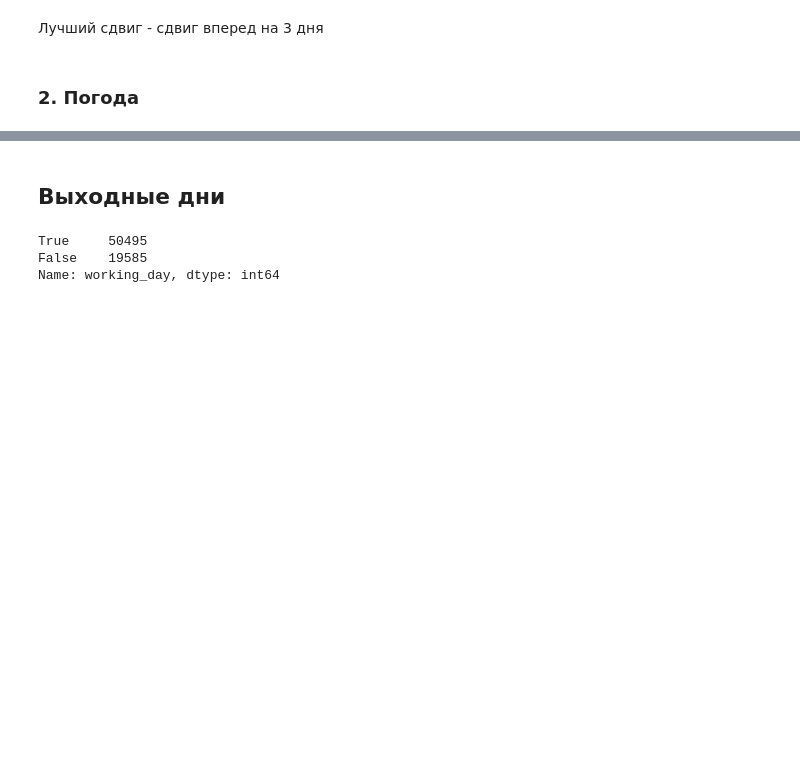
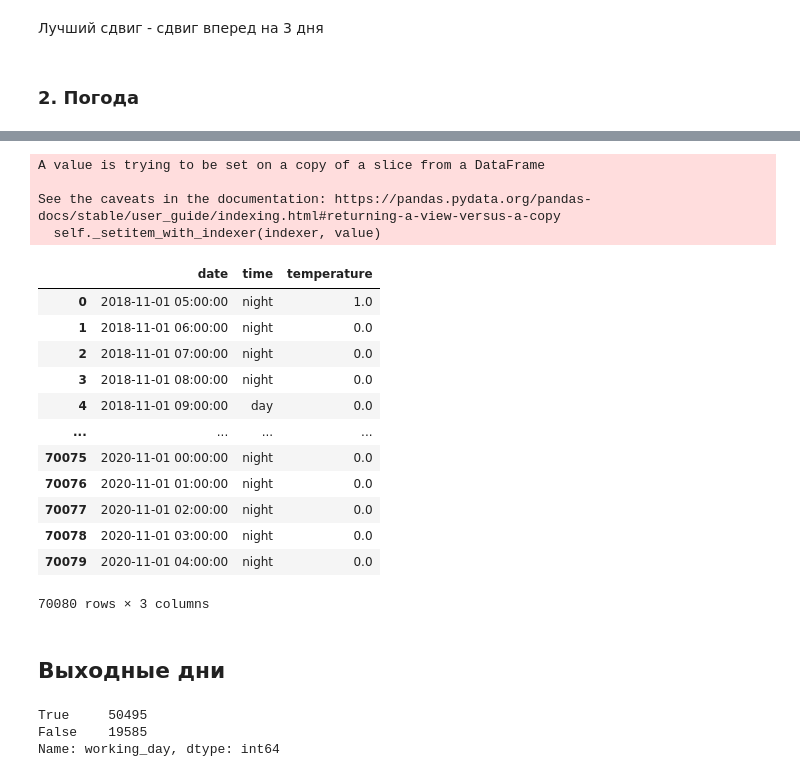
Before and after one commit to Egoluback/nti_ml_20-21, a Jupyter notebook: 2_stage/task2/nti_ml_2_2.ipynb, the cells around one changed output, grey strips where cells are left out. Drawn from its saved outputs; the diff is of its cells as text; code cells hidden in the pictures; blank space fills up the shorter version.

```diff
--- a/2_stage/task2/nti_ml_2_2.ipynb
+++ b/2_stage/task2/nti_ml_2_2.ipynb
@@ -278,3 +324,34 @@ df_train
+# %%
+def time_check(hour):
+    if (hour >= 9 and hour <= 17): return "day"
+    else: return "night"
+
+days_time = df_train["Дата"].apply(lambda x: datetime.datetime.strptime(x, "%Y-%m-%d %H:%M:%S"))
+
+days_full = pd.merge(pd.Series(days_time, name = "date"), pd.Series(days_time.apply(lambda x: time_check(x.hour)), name = "time"), right_index = True, left_index = True)
+# %%
+days_full["temperature"] = np.zeros(len(list(days_full["date"])))
+days_full["temperature"].iloc[0] = 1
+
+days_full
+# %% [output]
+A value is trying to be set on a copy of a slice from a DataFrame
+
+See the caveats in the documentation: https://pandas.pydata.org/pandas-docs/stable/user_guide/indexing.html#returning-a-view-versus-a-copy
+  self._setitem_with_indexer(indexer, value)
+|  | date | time | temperature |
+| 0 | 2018-11-01 05:00:00 | night | 1.0 |
+| 1 | 2018-11-01 06:00:00 | night | 0.0 |
+| 2 | 2018-11-01 07:00:00 | night | 0.0 |
+| 3 | 2018-11-01 08:00:00 | night | 0.0 |
+| 4 | 2018-11-01 09:00:00 | day | 0.0 |
+| ... | ... | ... | ... |
+| 70075 | 2020-11-01 00:00:00 | night | 0.0 |
+| 70076 | 2020-11-01 01:00:00 | night | 0.0 |
+| 70077 | 2020-11-01 02:00:00 | night | 0.0 |
+| 70078 | 2020-11-01 03:00:00 | night | 0.0 |
+| 70079 | 2020-11-01 04:00:00 | night | 0.0 |
+70080 rows × 3 columns
 # %% [markdown]
 ## Выходные дни
 # %%
```
Also changed, not shown: parts of 10 cells of this notebook, 5 other files.
